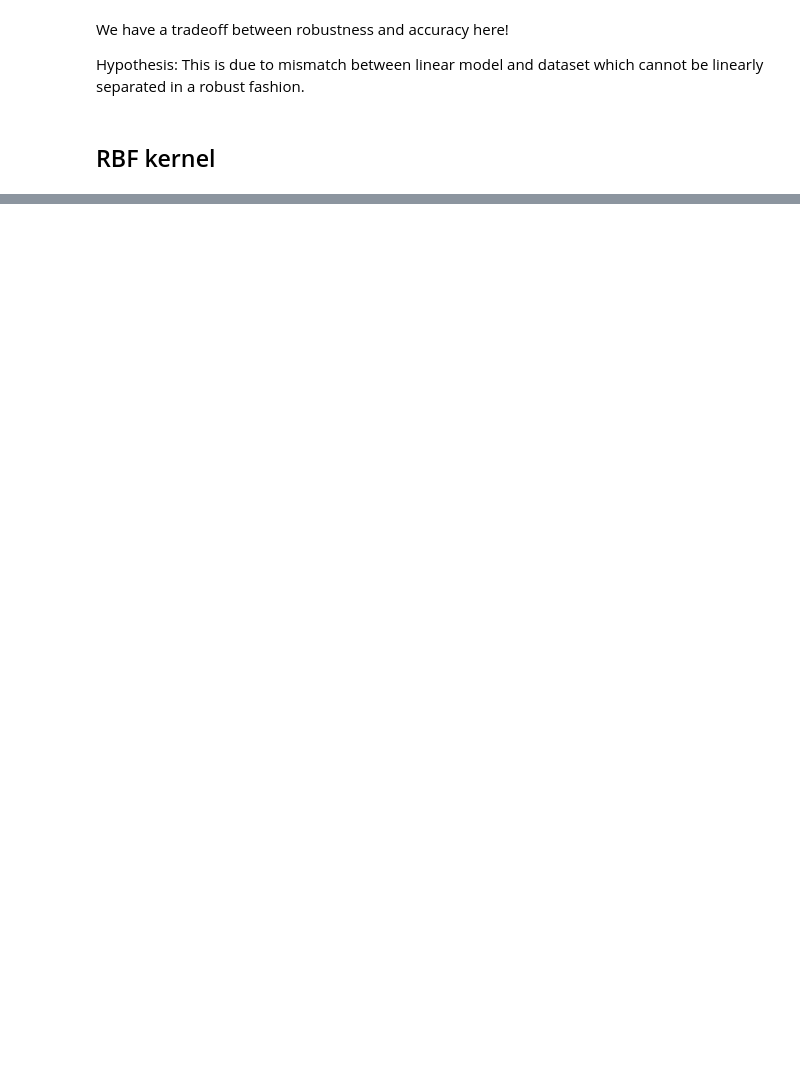
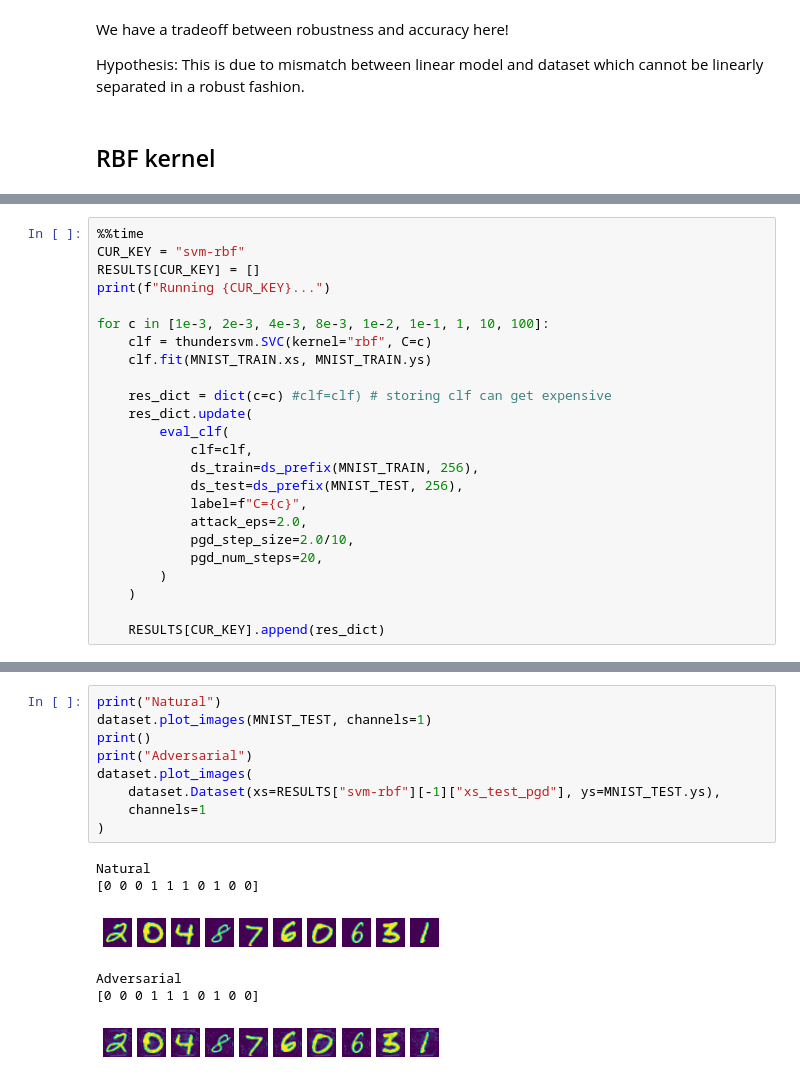
Before and after one commit to GilgameshxZero/adversarial-ntks, a Jupyter notebook: notebooks/svm/svm-tradeoff.ipynb, the cells around one changed output, grey strips where cells are left out. Drawn from its saved outputs; the diff is of its cells as text; blank space fills up the shorter version.

```diff
--- a/notebooks/svm/svm-tradeoff.ipynb
+++ b/notebooks/svm/svm-tradeoff.ipynb
@@ -230,0 +229,24 @@ which cannot be linearly separated in a robust fashion.
+# %%
+%%time
+CUR_KEY = "svm-rbf"
+RESULTS[CUR_KEY] = []
+print(f"Running {CUR_KEY}...")
+
+for c in [1e-3, 2e-3, 4e-3, 8e-3, 1e-2, 1e-1, 1, 10, 100]:
+    clf = thundersvm.SVC(kernel="rbf", C=c)
+    clf.fit(MNIST_TRAIN.xs, MNIST_TRAIN.ys)
+
+    res_dict = dict(c=c) #clf=clf) # storing clf can get expensive
+    res_dict.update(
+        eval_clf(
+            clf=clf,
+            ds_train=ds_prefix(MNIST_TRAIN, 256),
+            ds_test=ds_prefix(MNIST_TEST, 256),
+            label=f"C={c}",
+            attack_eps=2.0,
+            pgd_step_size=2.0/10,
+            pgd_num_steps=20,
+        )
+    )
+
+    RESULTS[CUR_KEY].append(res_dict)
@@ -230,0 +271,16 @@ which cannot be linearly separated in a robust fashion.
+# %%
+print("Natural")
+dataset.plot_images(MNIST_TEST, channels=1)
+print()
+print("Adversarial")
+dataset.plot_images(
+    dataset.Dataset(xs=RESULTS["svm-rbf"][-1]["xs_test_pgd"], ys=MNIST_TEST.ys),
+    channels=1
+)
+# %% [output]
+Natural
+[0 0 0 1 1 1 0 1 0 0]
+[figure, added]
+Adversarial
+[0 0 0 1 1 1 0 1 0 0]
+[figure, added]
```
Also changed, not shown: parts of 10 cells of this notebook.
